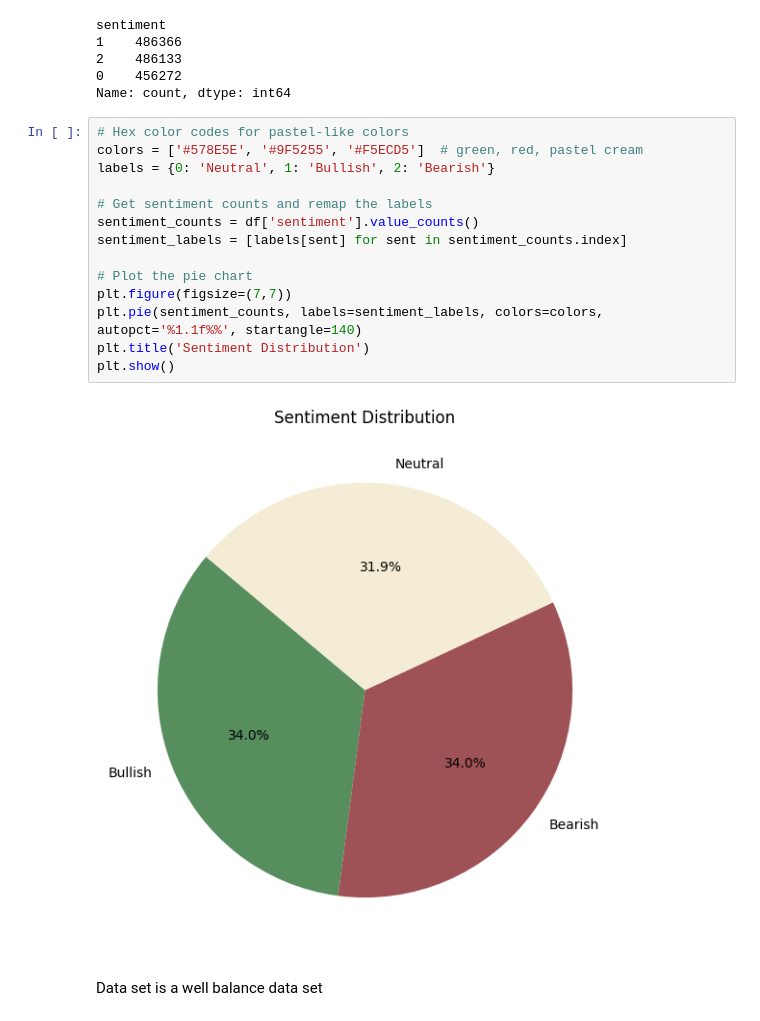
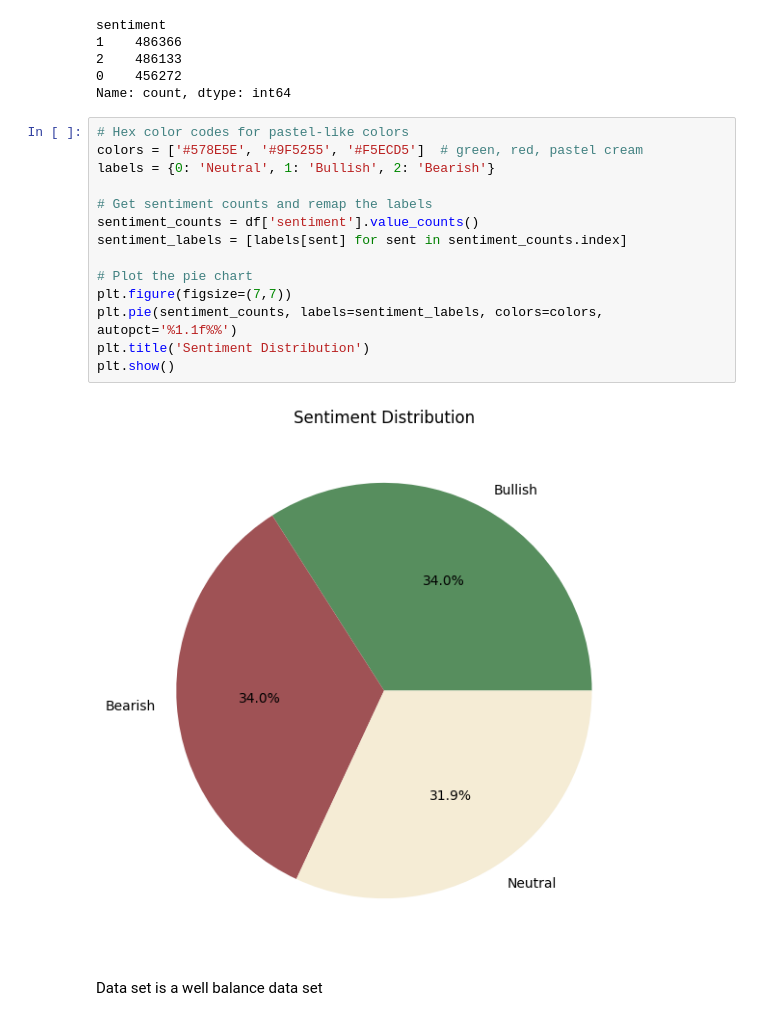
Before and after one commit to sahanchamod/cse-sentiment-analysis, a Jupyter notebook: cse_sentiment_analysis.ipynb, the cells around one changed output. Cells and saved outputs as stored; diff of their text form.

```diff
--- a/cse_sentiment_analysis.ipynb
+++ b/cse_sentiment_analysis.ipynb
@@ -49,18 +49,18 @@ Name: count, dtype: int64
 # %%
 # Hex color codes for pastel-like colors
 colors = ['#578E5E', '#9F5255', '#F5ECD5']  # green, red, pastel cream
 labels = {0: 'Neutral', 1: 'Bullish', 2: 'Bearish'}
 
 # Get sentiment counts and remap the labels
 sentiment_counts = df['sentiment'].value_counts()
 sentiment_labels = [labels[sent] for sent in sentiment_counts.index]
 
 # Plot the pie chart
 plt.figure(figsize=(7,7))
-plt.pie(sentiment_counts, labels=sentiment_labels, colors=colors, autopct='%1.1f%%', startangle=140)
+plt.pie(sentiment_counts, labels=sentiment_labels, colors=colors, autopct='%1.1f%%')
 plt.title('Sentiment Distribution')
 plt.show()
 # %% [output]
-[figure, old version]
+[figure, new version]
 # %% [markdown]
 Data set is a well balance data set
```
Also changed, not shown: parts of 13 cells of this notebook, 1 other file.
